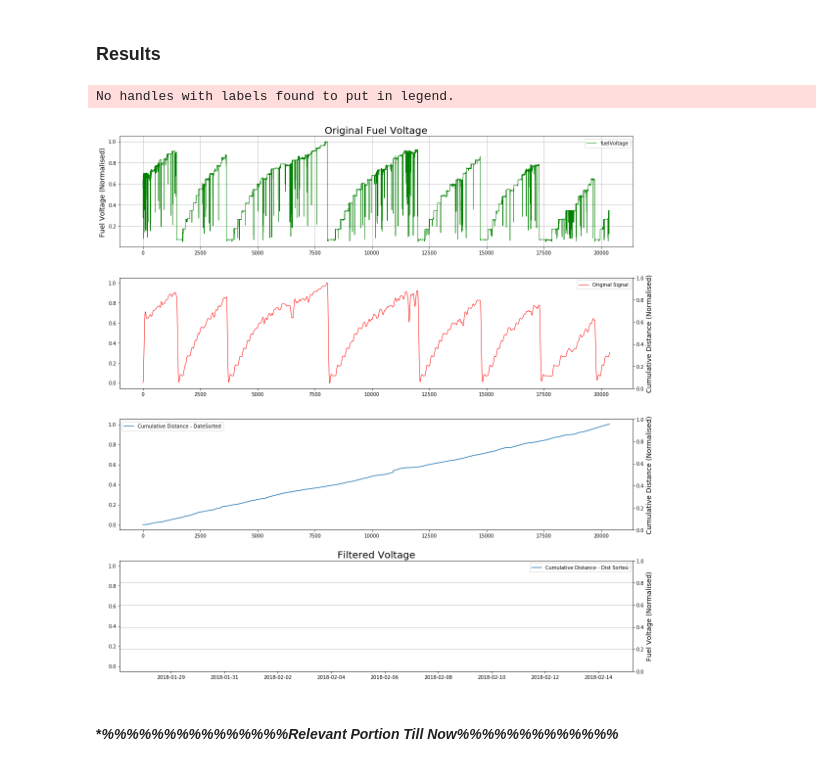
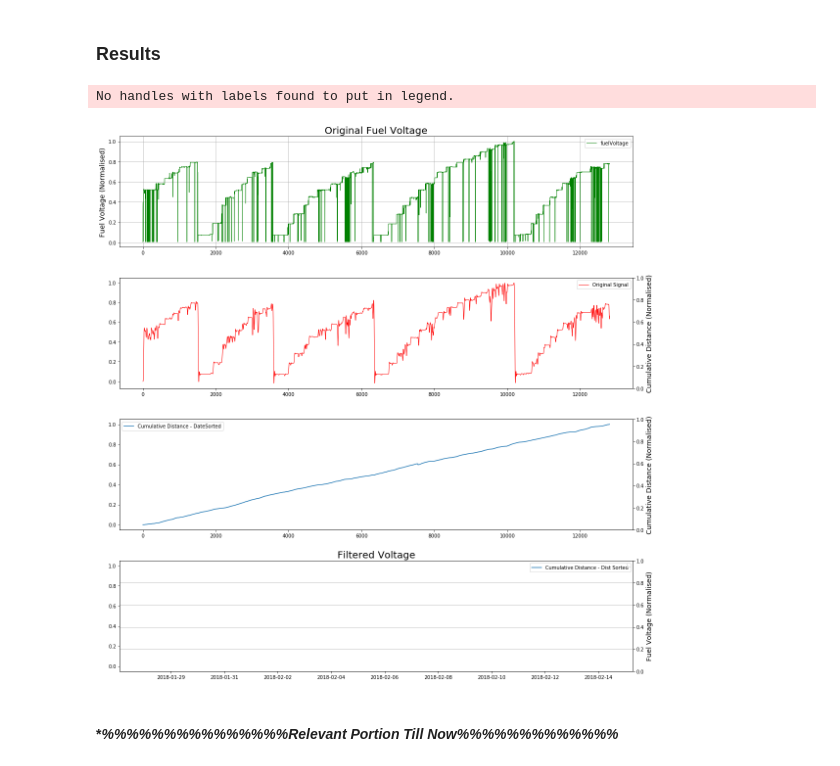
Before and after one commit to manjeet87/Signal_Analysis_UsingPython, a Jupyter notebook: Loconav/Fuel Data Analysis- F2.ipynb, the cells around one changed output. Cells and saved outputs as stored; diff of their text form; code cells hidden in the pictures.

```diff
--- a/Loconav/Fuel Data Analysis- F2.ipynb
+++ b/Loconav/Fuel Data Analysis- F2.ipynb
@@ -330,0 +365,20 @@ plt.plot(df6.datetime, df6.fuelVoltage, 'g-', markersize = 2, linewidth = 1);
+# %%
+plt.rcParams['figure.figsize'] = [16,24]
+plt.subplot(6,1,1)
+plt.plot(dff1.index, dff1.fuelVoltage, 'g.', markersize = 1, linewidth = 1);
+
+plt.subplot(6,1,2)
+plt.plot( dff2.index, dff2.fuelVoltage, 'g.', markersize = 2, linewidth = 1);
+
+plt.subplot(6,1,3)
+plt.plot(dff3.index, dff3.fuelVoltage, 'g.', markersize = 2, linewidth = 1);
+
+plt.subplot(6,1,4)
+plt.plot(dff4.index, dff4.fuelVoltage, 'g.', markersize = 2, linewidth = 1);
+
+plt.subplot(6,1,5)
+plt.plot(dff5.index, dff5.fuelVoltage, 'g.', markersize = 2, linewidth = 1);
+
+plt.subplot(6,1,6)
+plt.plot(dff6.index, dff6.fuelVoltage, 'g.', markersize = 2, linewidth = 1);
+#plt.xlim(datetime.datetime(2018,1,27,2,0), datetime.datetime(2018,2,15,6,55));
@@ -330,0 +420,13 @@ plt.plot(df6.datetime, df6.fuelVoltage, 'g-', markersize = 2, linewidth = 1);
+# %%
+dfff2 = dff3[(dff3.dd1<=0.002)  & (dff3.dd2<=0.002)]
+
+dfff2 = dfff2.reset_index(drop=True)
+plt.rcParams['figure.figsize'] = [16,4]
+#plt.subplot(3,1,1)
+
+# plt.plot( dfff2.index, dfff2.dd1, 'r.', markersize = 1, linewidth = 1);
+# plt.subplot(3,1,2)
+# plt.plot( dfff2.index, dfff2.dd2, 'b.', markersize = 1, linewidth = 1);
+# plt.subplot(3,1,3)
+plt.plot( dfff2.index, dfff2.fuelVoltage, 'g.', markersize = 2, linewidth = 1);
+plt.plot( dfff2.index, dfff2.speed/dfff2.speed.max(), 'b.', markersize = 2, linewidth = 1);
@@ -403,7 +552,7 @@ We can remove incorrect data by treating them as nose, and passing the time-boun
 # %% [markdown]
 FFT will help in understanding the different frequency components available in the voltage signal in the form of noise.
 # %%
-norm_data = dff.fuelVoltage/df1.fuelVoltage.max()
+norm_data = dff2.fuelVoltage/df1.fuelVoltage.max()
 yvolt = fft(norm_data)
 
 plt.rcParams['figure.figsize'] = [16,4]
@@ -447,11 +596,11 @@ Name: fuelVoltage, dtype: float64
 ### Results
 # %%
 # Filter the data, and plot both the original and filtered signals.
-fs = 400             # Sampling Frequency
-order = 3             # Order of Filter
-cutoff = 3          # Filter Cut-off Frequency
+fs = 300             # Sampling Frequency
+order = 5             # Order of Filter
+cutoff = 10          # Filter Cut-off Frequency
 
-df = dff.copy()
+df = dff2.copy()
 # Calling Butterworth filter
 y,y1 = butter_lowpass_filter(norm_data, cutoff, fs, order, ftype= False)
 
@@ -480,34 +629,34 @@ plt.ylabel('Cumulative Distance (Normalised)',  fontsize = 14)
 plt.subplot(4, 1,3)
 plt.plot(df.index, df['distance'], label='Cumulative Distance - DateSorted');
 plt.legend()
 plt.twinx()
 plt.ylabel('Cumulative Distance (Normalised)',  fontsize = 14)
 #plt.xlim(datetime.datetime(2018,1,27,2,0), datetime.datetime(2018,2,15,6,55))
 
 #df3 = df2.sort_values(by=['distance'], ascending=True);
 plt.subplot(4, 1,4)
 plt.plot(df.index, df['distance'], label='Cumulative Distance - Dist Sorted');
 plt.legend()
 plt.twinx()
 plt.ylabel('Cumulative Distance (Normalised)',  fontsize = 14)
 plt.xlim(datetime.datetime(2018,1,27,2,0), datetime.datetime(2018,2,15,6,55))
 
 #plt.xlim(pd.)
 
 # plt.subplot(4, 1,1)
 # plt.plot(df.datetime, y1, 'r-', linewidth=3, label='Fuel Voltage, filtered')
 # plt.ylim(0,1)
 plt.grid()
 plt.legend()
 plt.ylabel('Fuel Voltage (Normalised)',  fontsize = 14)
 plt.title('Filtered Voltage', fontsize = 20)
 plt.xlabel('Time [sec]',  fontsize = 14)
 
 
 plt.tight_layout()
 # %% [output]
 No handles with labels found to put in legend.
-[figure, old version]
+[figure, new version]
 # %% [markdown]
 #### **%%%%%%%%%%%%%%%***Relevant Portion Till Now**%%%%%%%%%%%%%**
 # %% [markdown]
```
Also changed, not shown: parts of 33 cells of this notebook, 2 other files.
